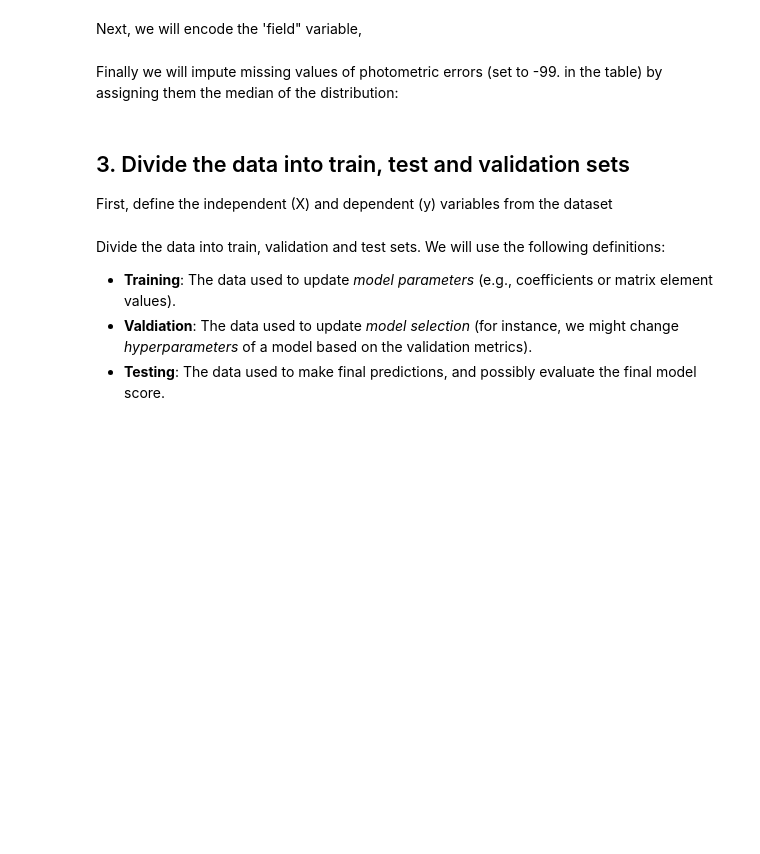
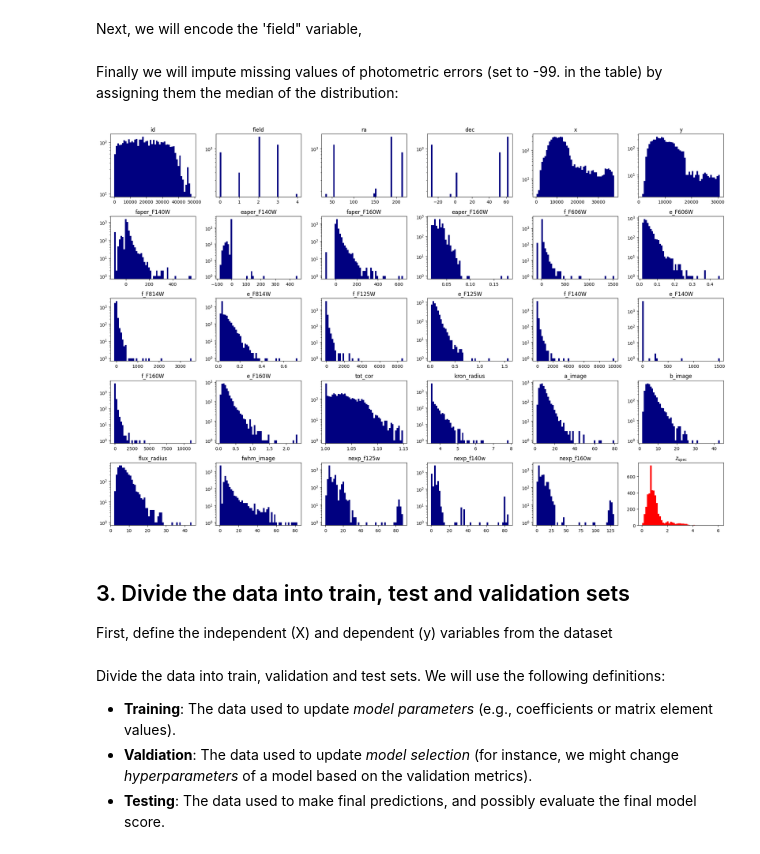
Before and after one commit to spacetelescope/hellouniverse, a Jupyter notebook: notebooks/hello-universe/Regressing_3D-HST_galaxy_redshift_with_decision_trees/Regressing_3D-HST_galaxy_redshift_with_decision_trees.ipynb, the cells around one changed output. Saved outputs shown, nothing was run; the diff lists cells and outputs as text; code cells hidden in the pictures; blank space fills up the shorter version.

```diff
--- a/notebooks/hello-universe/Regressing_3D-HST_galaxy_redshift_with_decision_trees/Regressing_3D-HST_galaxy_redshift_with_decision_trees.ipynb
+++ b/notebooks/hello-universe/Regressing_3D-HST_galaxy_redshift_with_decision_trees/Regressing_3D-HST_galaxy_redshift_with_decision_trees.ipynb
@@ -136,19 +163,23 @@ errors = [col for col in features if (col[:1] == 'e') and (col[-1:] == 'W')]
 for error in errors:
     tab[error] = np.where(tab[error] < -90, tab[error].median(), tab[error])
 # %%
+plt.style.use('seaborn-v0_8-colorblind')
+
 fig = plt.figure(0, [20, 18])
 
 for k, feat in enumerate(features):
     ax = fig.add_subplot(7, 6, k+1)
     ax.hist(tab[feat], bins=50, log=True, color='navy')
     ax.set_title(feat)
 
 ax = fig.add_subplot(7, 6, len(features)+1)
 ax.hist(tab[target], bins=50, color='red')
 ax.set_title(r'$z_{\rm spec}$')
 
 plt.tight_layout()
 plt.show()
+# %% [output]
+[figure, added]
 # %% [markdown]
 ## 3. Divide the data into train, test and validation sets
 
```
Also changed, not shown: parts of 16 cells of this notebook.
